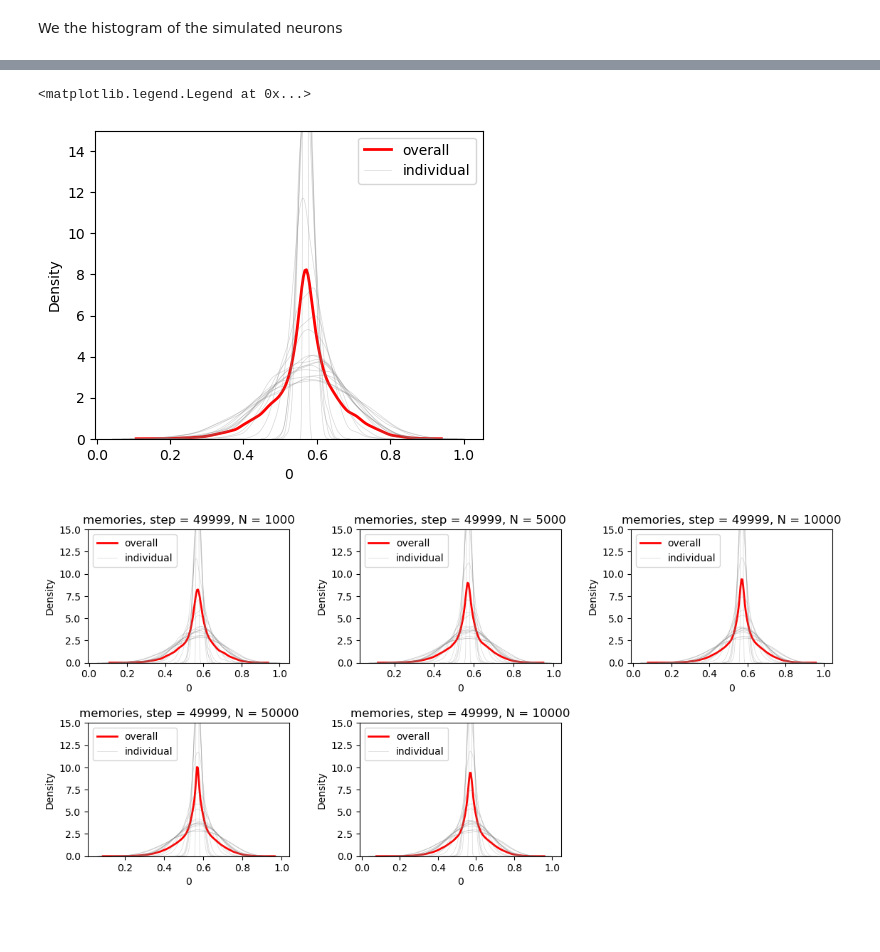
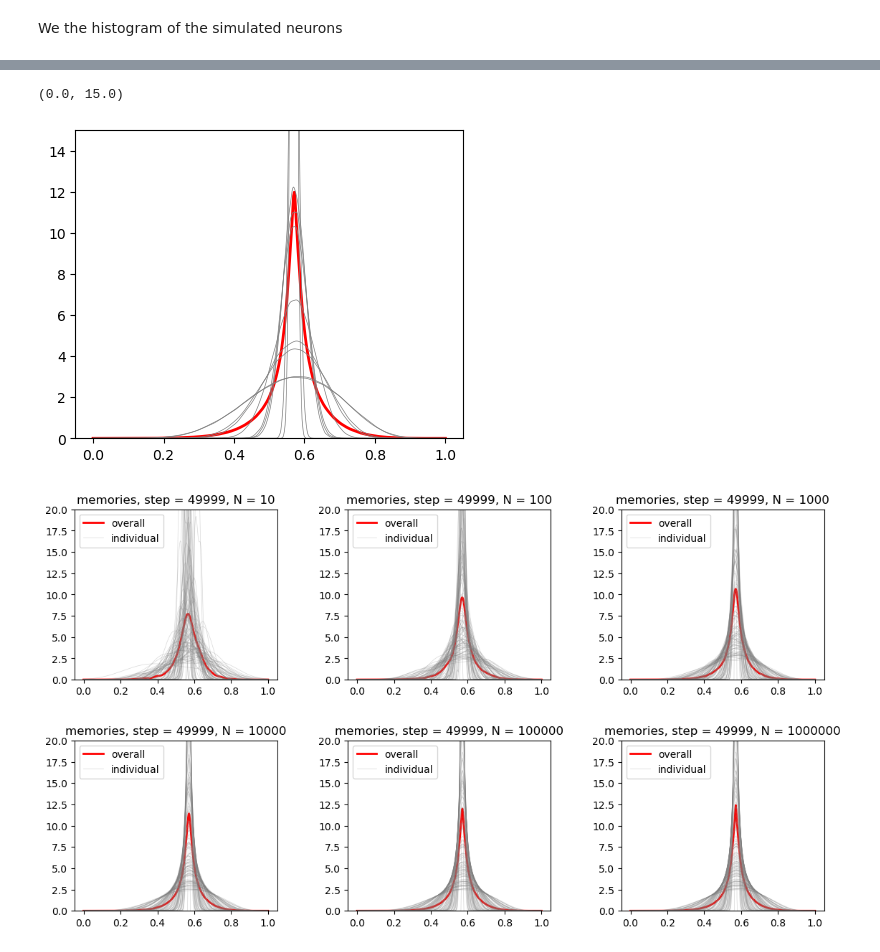
Before and after one commit to Samuel-CHLam/rnn_ergodicity, a Jupyter notebook: hidden_layer_ergodicity_final_kde.ipynb, the cells around one changed output, grey strips where cells are left out. Cells and saved outputs as stored; diff of their text form; code cells hidden in the pictures; blank space fills up the shorter version.

Commit message:
updated plots

```diff
--- a/hidden_layer_ergodicity_final_kde.ipynb
+++ b/hidden_layer_ergodicity_final_kde.ipynb
@@ -9,4 +10,5 @@ import pandas as pd
 # %% [markdown]
 We the histogram of the simulated neurons
 # %%
-one_simulate = pd.read_csv("./output/simulation_n_neurons_1000_max_time_50000_20_final_step").iloc[:,1:]
+all_simulate = pd.read_csv("./output/simulation_n_neurons_100000_max_time_50000_n_paths_100_final_step_kde_all")["0"]
+individual_simulate = pd.read_csv("./output/simulation_n_neurons_100000_max_time_50000_n_paths_100_final_step_kde_individual").iloc[:,1:]
@@ -29,41 +31,41 @@ one_simulate
 # %%
 fig, ax = plt.subplots(figsize=(5,4))
 
-sns.kdeplot(x=one_simulate.to_numpy().reshape(-1), ax=ax, color='red', linewidth=2)
+positions = np.linspace(0.,1.,num=500)
+ax.plot(positions, all_simulate, color='red', linewidth=2)
 
-for path in range(20):
-    sns.kdeplot(x=one_simulate.iloc[:,path], ax=ax, color='grey', linewidth=.5, alpha=.3)
+for path in range(10):
+    ax.plot(positions, individual_simulate[str(path)], color='grey', linewidth=.5)
 
 ax.set_ylim([0,15])
-ax.legend(["overall", "individual"])
 # %% [output]
-<matplotlib.legend.Legend at 0x...>
+(0.0, 15.0)
-[figure, old version]
+[figure, new version]
 # %%
-fig, ax = plt.subplots(nrows=2, ncols=3, figsize=(12,6))
-
-ax[1,2].set_visible(False)
+fig, ax = plt.subplots(nrows=2, ncols=3, figsize=(12,7))
 
 fig.tight_layout(pad=4)
-n_neurons_arr = np.array([1000,5000,10000,50000,10000])
-idx_arr = [(0,0), (0,1), (0,2), (1,0), (1,1)]
+n_neurons_arr = np.array([10,100,1000,10000,100000,1000000])
+idx_arr = [(0,0), (0,1), (0,2), (1,0), (1,1), (1,2)]
+positions = np.linspace(0.,1.,num=500)
 
-for i in range(5):
+for i in range(6):
     idx = idx_arr[i]
     n_neurons = n_neurons_arr[i]
 
-    one_simulate = pd.read_csv(f"./output/simulation_n_neurons_{n_neurons}_max_time_50000_20_final_step").iloc[:,1:]
+    all_simulate = pd.read_csv(f"./output/simulation_n_neurons_{n_neurons}_max_time_50000_n_paths_100_final_step_kde_all")["0"]
+    individual_simulate = pd.read_csv(f"./output/simulation_n_neurons_{n_neurons}_max_time_50000_n_paths_100_final_step_kde_individual").iloc[:,1:]
 
-    sns.kdeplot(x=one_simulate.to_numpy().reshape(-1), ax=ax[idx], color='red', linewidth=2)
+    ax[idx].plot(positions, all_simulate, color='red', linewidth=2)
 
-    for path in range(20):
-        sns.kdeplot(x=one_simulate.iloc[:,path], ax=ax[idx], color='grey', linewidth=.5, alpha=.3)
+    for path in range(100):
+        ax[idx].plot(positions, individual_simulate[str(path)], color='grey', linewidth=.5, alpha=.3)
 
-    ax[idx].set_ylim([0,15])
+    ax[idx].set_ylim([0,20])
     ax[idx].legend(["overall", "individual"])
     ax[idx].set_title(f"memories, step = 49999, N = {n_neurons}")
 # %% [output]
-[figure, old version]
+[figure, new version]
 # %%
 fig, ax = plt.subplots(figsize=(5,4))
 
```
Also changed, not shown: parts of 4 cells of this notebook, 5 other files.
